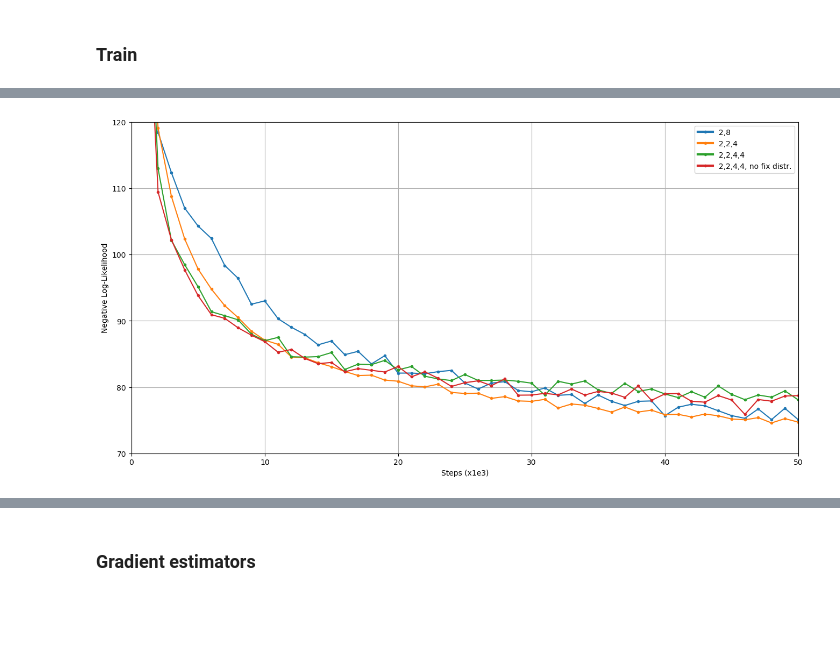
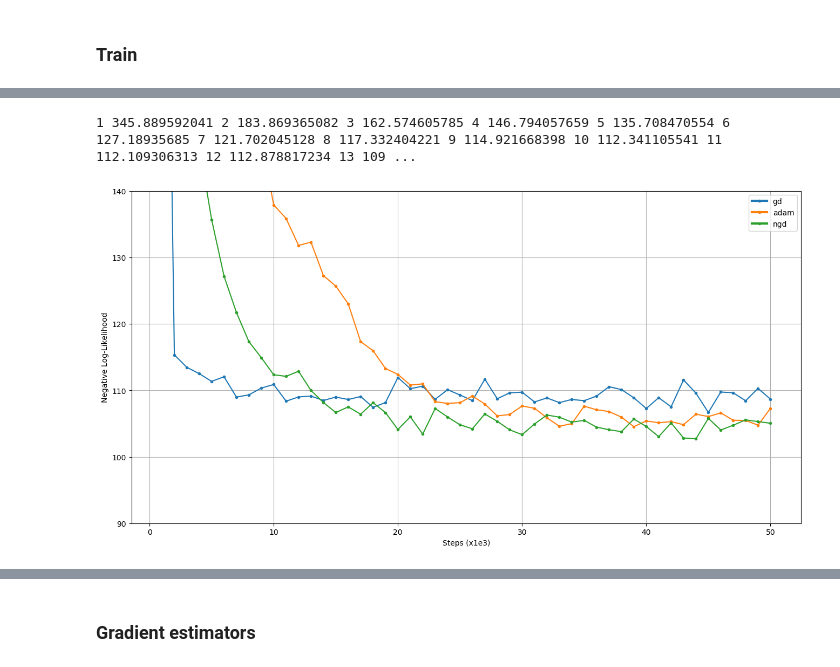
Before and after one commit to ethihsy/cc, a Jupyter notebook: gd_est.ipynb, the cells around one changed output, grey strips where cells are left out. Cells and saved outputs as stored; diff of their text form; code cells hidden in the pictures; blank space fills up the shorter version.

```diff
--- a/gd_est.ipynb
+++ b/gd_est.ipynb
@@ -286,30 +159,48 @@ KeyboardInterrupt:
+# %%
+steps = 50000
+
+with tf.Session() as sess:
+    loss_rec = np.empty((1000, steps/1000))
+    ddjx = np.zeros([3,100,393])
+    ddjh = np.zeros([3,100,101])
+    ddjy = np.zeros([3,392,101])
+
+    sess.run(tf.global_variables_initializer())
+
+    for i in range(steps):
+        batch_   = data.next_batch(1, shuffle=True)[0]
+        batch_xs = batch_[:, 0:392]
+        batch_ys = batch_[:, 392:784]
+
+        res = sess.run([xdj, hdj, ydj,ntrain_step, nll],
+                       {x: batch_xs, y_: batch_ys, ns: 1, ts:i+1, djx:ddjx, djh:ddjh, djy:ddjy
+                       })
+        ddjx,ddjh,ddjy = res[0],res[1],res[2]
+
+        loss_rec[i%1000, i/1000] = res[-1]
+        if (i+1)%1000==0:
+            print (i+1)/1000, np.mean(loss_rec[:, i/1000], 0),
+
+nsgd = loss_rec
+#np.save("dn_20_4.npy", dn_20_4)
+# %% [output]
+1 345.889592041 2 183.869365082 3 162.574605785 4 146.794057659 5 135.708470554 6 127.18935685 7 121.702045128 8 117.332404221 9 114.921668398 10 112.341105541 11 112.109306313 12 112.878817234 13 109 ...
 # %%
 #saver = tf.train.Saver()
 
 plt.style.use('default')
 fig, ax = plt.subplots(1,1, figsize=(16,8))
-plt.xlim(0,50)
-plt.ylim(70,120)
+plt.ylim(90,140)
 
-# batch/ns/loop/cali ns
-
-plot_banded_error(mpl8, "2,8")
-plot_banded_error(mpl24, "2,2,4") #new data
-#plot_banded_error(mpl16, "2,16")
-#plot_banded_error(mpl32, "2,32")
-#plot_banded_error(mpl224, "2,2,2,4")
-plot_banded_error(mpl244, "2,2,4,4")
-#plot_banded_error(mpl284, "2,2,8,4")
-
-#plot_banded_error(mpl248, "2,2,4,8")
-
-plot_banded_error(mpl244_nofd_, "2,2,4,4, no fix distr.")
+plot_banded_error(sgd, "gd")
+plot_banded_error(adm, "adam")
+plot_banded_error(nsgd, "ngd")
 
 fatlegend(ax)
 plt.ylabel("Negative Log-Likelihood")
 plt.xlabel("Steps (x1e3)")
 ax.grid(True)
 plt.show()
 #fig.savefig('ns.png')
 # %% [output]
-[figure, old version]
+[figure, new version]
```
Also changed, not shown: parts of 14 cells of this notebook.
